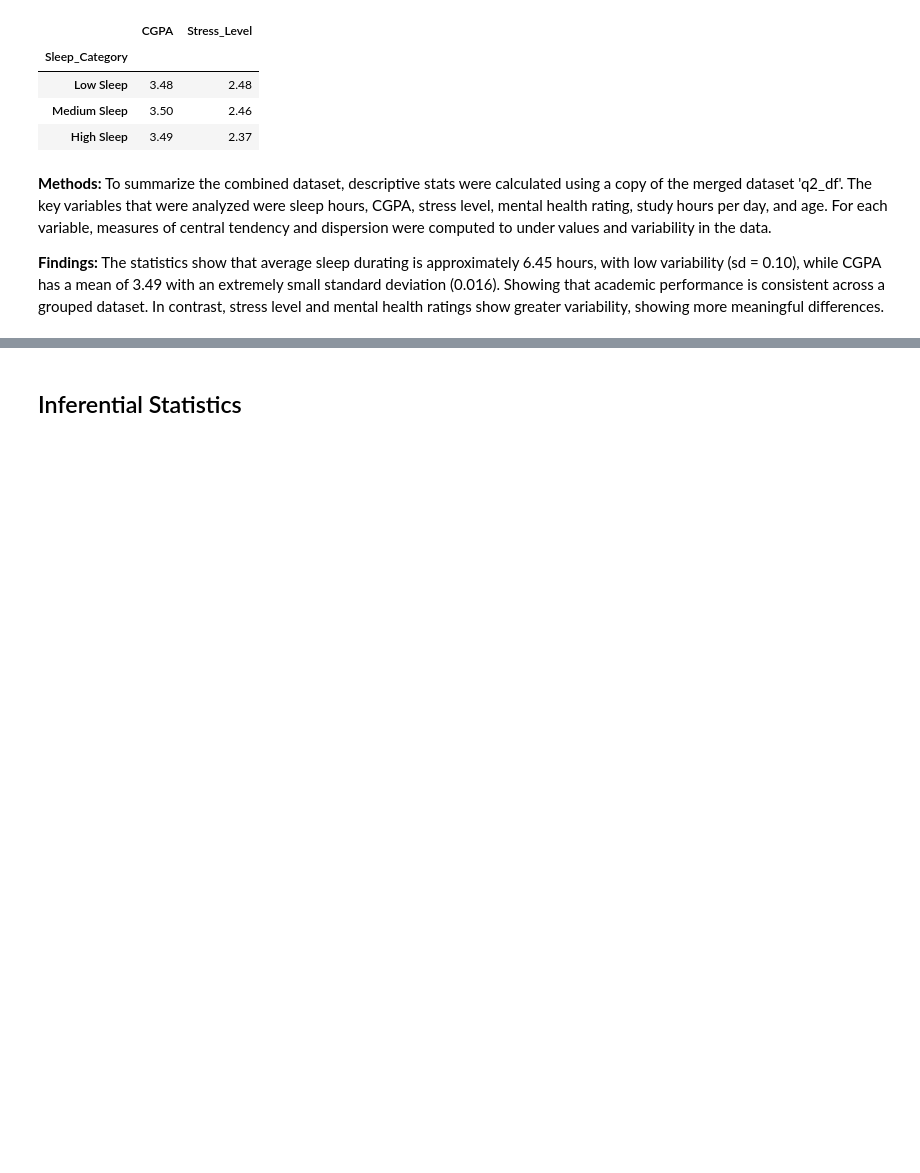
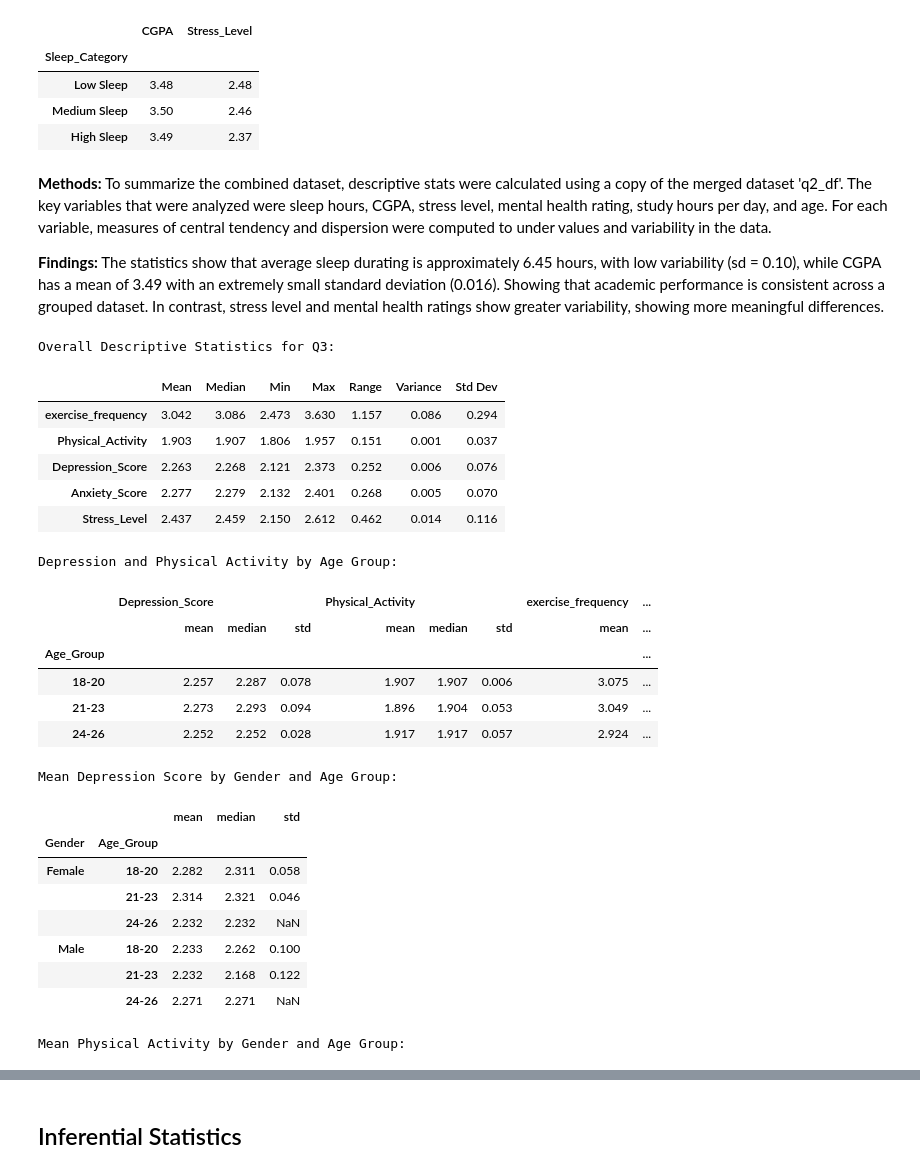
Before and after one commit to rebeccafalash/project_2_618, a Jupyter notebook: project1_v2.ipynb, the cells around one changed output, grey strips where cells are left out. Saved outputs shown, nothing was run; the diff lists cells and outputs as text; code cells hidden in the pictures; blank space fills up the shorter version.

```diff
--- a/project1_v2.ipynb
+++ b/project1_v2.ipynb
@@ -306,3 +361,76 @@ To summarize the combined dataset, descriptive stats were calculated using a cop
 The statistics show that average sleep durating is approximately 6.45 hours, with low variability (sd = 0.10), while CGPA has a mean of 3.49 with an extremely small standard deviation (0.016). Showing that academic performance is consistent across a grouped dataset. In contrast, stress level and mental health ratings show greater variability, showing more meaningful differences.
 # %%
 #Q3
+
+q3_df = df_q3.copy()
+
+cols = [
+    "exercise_frequency",
+    "Physical_Activity",
+    "Depression_Score",
+    "Anxiety_Score",
+    "Stress_Level"
+]
+
+# Calculations
+q3_stats = pd.DataFrame({
+    "Mean": q3_df[cols].mean(),
+    "Median": q3_df[cols].median(),
+    "Min": q3_df[cols].min(),
+    "Max": q3_df[cols].max(),
+    "Range": q3_df[cols].max() - q3_df[cols].min(),
+    "Variance": q3_df[cols].var(),
+    "Std Dev": q3_df[cols].std()
+}).round(3)
+
+print("Overall Descriptive Statistics for Q3:")
+display(q3_stats)
+
+#  age groups
+q3_df["Age_Group"] = pd.cut(
+    q3_df["Age"],
+    bins=[17, 20, 23, 26],
+    labels=["18-20", "21-23", "24-26"]
+)
+
+# Compare depression and physical activity by age group
+print("\n\nDepression and Physical Activity by Age Group:")
+age_comparison = q3_df.groupby("Age_Group", observed=True)[["Depression_Score", "Physical_Activity", "exercise_frequency"]].agg(["mean", "median", "std"]).round(3)
+
+display(age_comparison)
+
+# Compare by gender and age group
+print("\n\nMean Depression Score by Gender and Age Group:")
+depression_by_gender_age = q3_df.groupby(["Gender", "Age_Group"], observed=True)["Depression_Score"].agg(["mean", "median", "std"]).round(3)
+
+display(depression_by_gender_age)
+
+print("\n\nMean Physical Activity by Gender and Age Group:")
+activity_by_gender_age = q3_df.groupby(["Gender", "Age_Group"], observed=True)["Physical_Activity"].agg(["mean", "median", "std"]).round(3)
+
+display(activity_by_gender_age)
+# %% [output]
+Overall Descriptive Statistics for Q3:
+|  | Mean | Median | Min | Max | Range | Variance | Std Dev |
+| exercise_frequency | 3.042 | 3.086 | 2.473 | 3.630 | 1.157 | 0.086 | 0.294 |
+| Physical_Activity | 1.903 | 1.907 | 1.806 | 1.957 | 0.151 | 0.001 | 0.037 |
+| Depression_Score | 2.263 | 2.268 | 2.121 | 2.373 | 0.252 | 0.006 | 0.076 |
+| Anxiety_Score | 2.277 | 2.279 | 2.132 | 2.401 | 0.268 | 0.005 | 0.070 |
+| Stress_Level | 2.437 | 2.459 | 2.150 | 2.612 | 0.462 | 0.014 | 0.116 |
+Depression and Physical Activity by Age Group:
+|  | Depression_Score |  |  | Physical_Activity |  |  | exercise_frequency | ... |
+|  | mean | median | std | mean | median | std | mean | ... |
+| Age_Group |  |  |  |  |  |  |  | ... |
+| 18-20 | 2.257 | 2.287 | 0.078 | 1.907 | 1.907 | 0.006 | 3.075 | ... |
+| 21-23 | 2.273 | 2.293 | 0.094 | 1.896 | 1.904 | 0.053 | 3.049 | ... |
+| 24-26 | 2.252 | 2.252 | 0.028 | 1.917 | 1.917 | 0.057 | 2.924 | ... |
+Mean Depression Score by Gender and Age Group:
+|  |  | mean | median | std |
+| Gender | Age_Group |  |  |  |
+| Female | 18-20 | 2.282 | 2.311 | 0.058 |
+|  | 21-23 | 2.314 | 2.321 | 0.046 |
+|  | 24-26 | 2.232 | 2.232 | NaN |
+| Male | 18-20 | 2.233 | 2.262 | 0.100 |
+|  | 21-23 | 2.232 | 2.168 | 0.122 |
+|  | 24-26 | 2.271 | 2.271 | NaN |
+Mean Physical Activity by Gender and Age Group:
```
Also changed, not shown: parts of 15 cells of this notebook.
